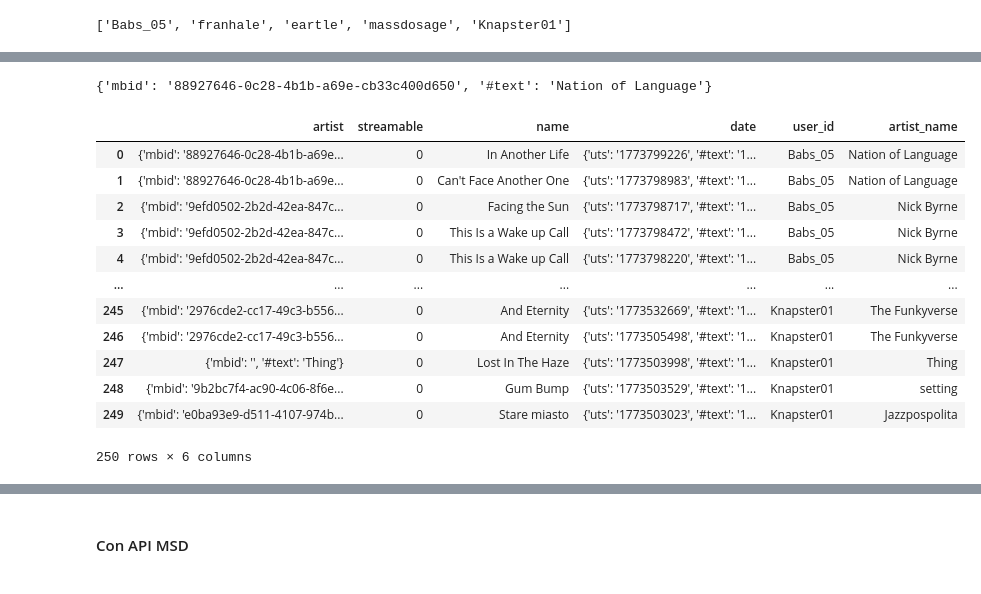
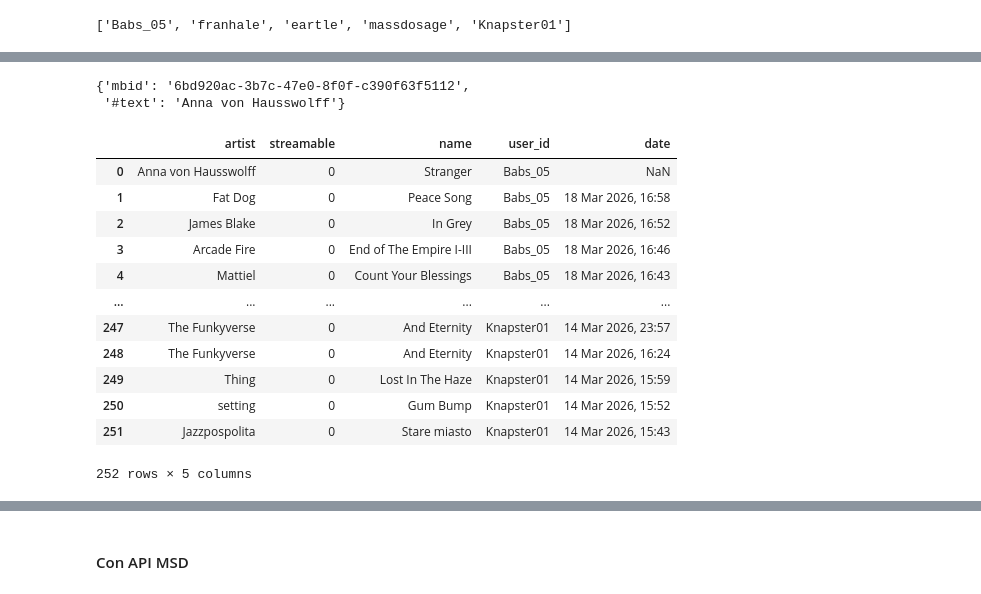
Before and after one commit to 4GeeksAcademy/ProyectoFinal23, a Jupyter notebook: src/Recolectar_Data.ipynb, the cells around one changed output, grey strips where cells are left out. Saved outputs shown, nothing was run; the diff lists cells and outputs as text; code cells hidden in the pictures.

```diff
--- a/src/Recolectar_Data.ipynb
+++ b/src/Recolectar_Data.ipynb
@@ -452,10 +373,8 @@ def get_recent_tracks(username):
         return data['recenttracks']['track']
     return []
 # %%
-
-# --- Ejemplo de flujo de trabajo ---
-# 1. Empezamos con 'rj' y buscamos a sus amigos
-usuarios_iniciales = get_user_friends("rj")
-usuarios_iniciales[:5]
+# Empezamos con 'rj' y buscamos a sus amigos
+lista_usuarios = get_user_friends("rj")
+lista_usuarios[:5]
 # %% [output]
 ['Babs_05', 'franhale', 'eartle', 'massdosage', 'Knapster01']
@@ -462,8 +383,6 @@ usuarios_iniciales[:5]
 # %%
-
-# 2. Recolectamos datos de escucha de esos nuevos usuarios
 lista_total_escuchas = []
-for user in usuarios_iniciales[:5]:  # Limitamos a 5 para el ejemplo
+for user in lista_usuarios[:5]:  # Limitamos a 5 para el ejemplo
     tracks = get_recent_tracks(user)
     for t in tracks:
         t['user_id'] = user  # Añadimos el ID de usuario para el análisis [3]
@@ -483,21 +400,28 @@ df_escuchas.head()
 # %%
-df_escuchas['artist'][0]
+df_escuchas['artist'][0] # muestra de datos guardados en el diccionario de la columna artist
 # %% [output]
-{'mbid': '88927646-0c28-4b1b-a69e-cb33c400d650', '#text': 'Nation of Language'}
+{'mbid': '6bd920ac-3b7c-47e0-8f0f-c390f63f5112',
+ '#text': 'Anna von Hausswolff'}
 # %%
-df_escuchas['artist_name'] = df_escuchas['artist'].apply(lambda x: x['#text'])
-df_escuchas.drop(['mbid','album','url','image'],axis=1)
+# Limpieza:
+
+## En algunas filas se encuentra información guardada en diccionarios y solo queremos visualizar un dato.
+df_escuchas['artist'] = df_escuchas['artist'].apply(lambda x: x['#text'] if isinstance(x, dict) else x)
+df_escuchas['date'] = df_escuchas['date'].apply(lambda x: x['#text'] if isinstance(x, dict) else x) # --> limpiar mejor la fecha, hacer oclumna separada para la hora de la escucha
+
+## Elimino las columnas que no interesan para este análissi de escuchas.
+df_escuchas.drop(['mbid','album','url','image','@attr'],axis=1)
 # %% [output]
-|  | artist | streamable | name | date | user_id | artist_name |
-| 0 | {'mbid': '88927646-0c28-4b1b-a69e... | 0 | In Another Life | {'uts': '1773799226', '#text': '1... | Babs_05 | Nation of Language |
-| 1 | {'mbid': '88927646-0c28-4b1b-a69e... | 0 | Can't Face Another One | {'uts': '1773798983', '#text': '1... | Babs_05 | Nation of Language |
-| 2 | {'mbid': '9efd0502-2b2d-42ea-847c... | 0 | Facing the Sun | {'uts': '1773798717', '#text': '1... | Babs_05 | Nick Byrne |
-| 3 | {'mbid': '9efd0502-2b2d-42ea-847c... | 0 | This Is a Wake up Call | {'uts': '1773798472', '#text': '1... | Babs_05 | Nick Byrne |
-| 4 | {'mbid': '9efd0502-2b2d-42ea-847c... | 0 | This Is a Wake up Call | {'uts': '1773798220', '#text': '1... | Babs_05 | Nick Byrne |
-| ... | ... | ... | ... | ... | ... | ... |
-| 245 | {'mbid': '2976cde2-cc17-49c3-b556... | 0 | And Eternity | {'uts': '1773532669', '#text': '1... | Knapster01 | The Funkyverse |
-| 246 | {'mbid': '2976cde2-cc17-49c3-b556... | 0 | And Eternity | {'uts': '1773505498', '#text': '1... | Knapster01 | The Funkyverse |
-| 247 | {'mbid': '', '#text': 'Thing'} | 0 | Lost In The Haze | {'uts': '1773503998', '#text': '1... | Knapster01 | Thing |
-| 248 | {'mbid': '9b2bc7f4-ac90-4c06-8f6e... | 0 | Gum Bump | {'uts': '1773503529', '#text': '1... | Knapster01 | setting |
-| 249 | {'mbid': 'e0ba93e9-d511-4107-974b... | 0 | Stare miasto | {'uts': '1773503023', '#text': '1... | Knapster01 | Jazzpospolita |
+|  | artist | streamable | name | user_id | date |
+| 0 | Anna von Hausswolff | 0 | Stranger | Babs_05 | NaN |
+| 1 | Fat Dog | 0 | Peace Song | Babs_05 | 18 Mar 2026, 16:58 |
+| 2 | James Blake | 0 | In Grey | Babs_05 | 18 Mar 2026, 16:52 |
+| 3 | Arcade Fire | 0 | End of The Empire I-III | Babs_05 | 18 Mar 2026, 16:46 |
+| 4 | Mattiel | 0 | Count Your Blessings | Babs_05 | 18 Mar 2026, 16:43 |
+| ... | ... | ... | ... | ... | ... |
+| 247 | The Funkyverse | 0 | And Eternity | Knapster01 | 14 Mar 2026, 23:57 |
+| 248 | The Funkyverse | 0 | And Eternity | Knapster01 | 14 Mar 2026, 16:24 |
+| 249 | Thing | 0 | Lost In The Haze | Knapster01 | 14 Mar 2026, 15:59 |
+| 250 | setting | 0 | Gum Bump | Knapster01 | 14 Mar 2026, 15:52 |
+| 251 | Jazzpospolita | 0 | Stare miasto | Knapster01 | 14 Mar 2026, 15:43 |
-250 rows × 6 columns
+252 rows × 5 columns
```
Also changed, not shown: parts of 33 cells of this notebook, 2 other files.
